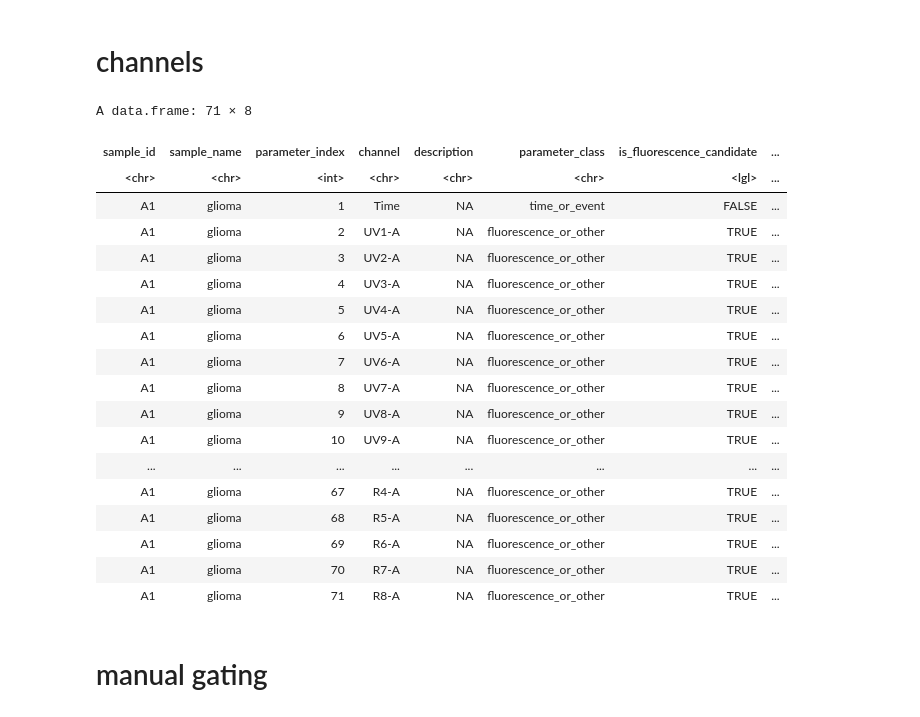
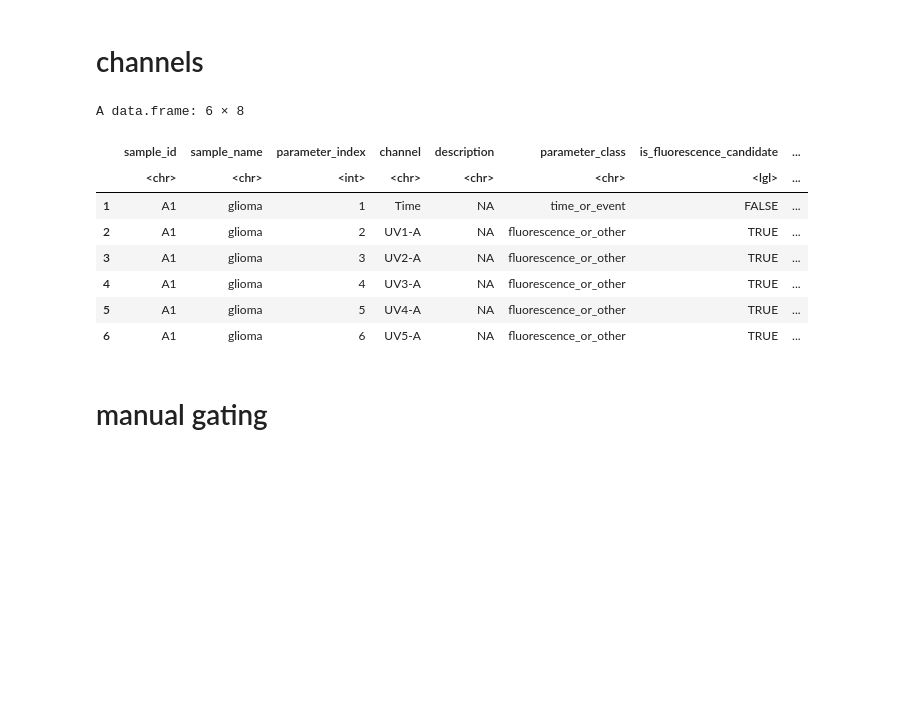
Before and after one commit to huwenhuo/cytoTerra, a Jupyter notebook: example.ipynb, the cells around one changed output. Cells and saved outputs as stored; diff of their text form; code cells hidden in the pictures; blank space fills up the shorter version.

```diff
--- a/example.ipynb
+++ b/example.ipynb
@@ -30,27 +30,17 @@ Automatic singlet gating completed.
 # %% [markdown]
 # channels
 # %%
-project$get_channel_info()
+head(project$get_channel_info())
 # %% [output]
-A data.frame: 71 × 8
+A data.frame: 6 × 8
-| sample_id | sample_name | parameter_index | channel | description | parameter_class | is_fluorescence_candidate | ... |
-| <chr> | <chr> | <int> | <chr> | <chr> | <chr> | <lgl> | ... |
-| A1 | glioma | 1 | Time | NA | time_or_event | FALSE | ... |
-| A1 | glioma | 2 | UV1-A | NA | fluorescence_or_other | TRUE | ... |
-| A1 | glioma | 3 | UV2-A | NA | fluorescence_or_other | TRUE | ... |
-| A1 | glioma | 4 | UV3-A | NA | fluorescence_or_other | TRUE | ... |
-| A1 | glioma | 5 | UV4-A | NA | fluorescence_or_other | TRUE | ... |
-| A1 | glioma | 6 | UV5-A | NA | fluorescence_or_other | TRUE | ... |
-| A1 | glioma | 7 | UV6-A | NA | fluorescence_or_other | TRUE | ... |
-| A1 | glioma | 8 | UV7-A | NA | fluorescence_or_other | TRUE | ... |
-| A1 | glioma | 9 | UV8-A | NA | fluorescence_or_other | TRUE | ... |
-| A1 | glioma | 10 | UV9-A | NA | fluorescence_or_other | TRUE | ... |
-| ... | ... | ... | ... | ... | ... | ... | ... |
-| A1 | glioma | 67 | R4-A | NA | fluorescence_or_other | TRUE | ... |
-| A1 | glioma | 68 | R5-A | NA | fluorescence_or_other | TRUE | ... |
-| A1 | glioma | 69 | R6-A | NA | fluorescence_or_other | TRUE | ... |
-| A1 | glioma | 70 | R7-A | NA | fluorescence_or_other | TRUE | ... |
-| A1 | glioma | 71 | R8-A | NA | fluorescence_or_other | TRUE | ... |
+|  | sample_id | sample_name | parameter_index | channel | description | parameter_class | is_fluorescence_candidate | ... |
+|  | <chr> | <chr> | <int> | <chr> | <chr> | <chr> | <lgl> | ... |
+| 1 | A1 | glioma | 1 | Time | NA | time_or_event | FALSE | ... |
+| 2 | A1 | glioma | 2 | UV1-A | NA | fluorescence_or_other | TRUE | ... |
+| 3 | A1 | glioma | 3 | UV2-A | NA | fluorescence_or_other | TRUE | ... |
+| 4 | A1 | glioma | 4 | UV3-A | NA | fluorescence_or_other | TRUE | ... |
+| 5 | A1 | glioma | 5 | UV4-A | NA | fluorescence_or_other | TRUE | ... |
+| 6 | A1 | glioma | 6 | UV5-A | NA | fluorescence_or_other | TRUE | ... |
 # %% [markdown]
 # manual gating
 # %%
```
